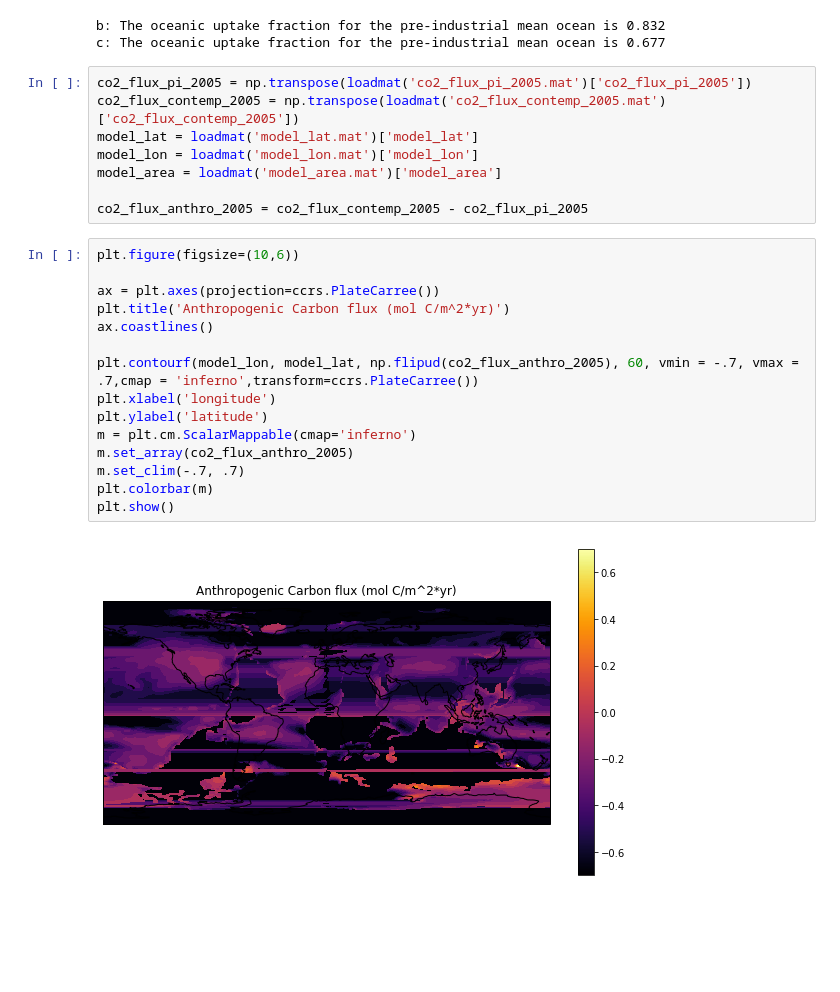
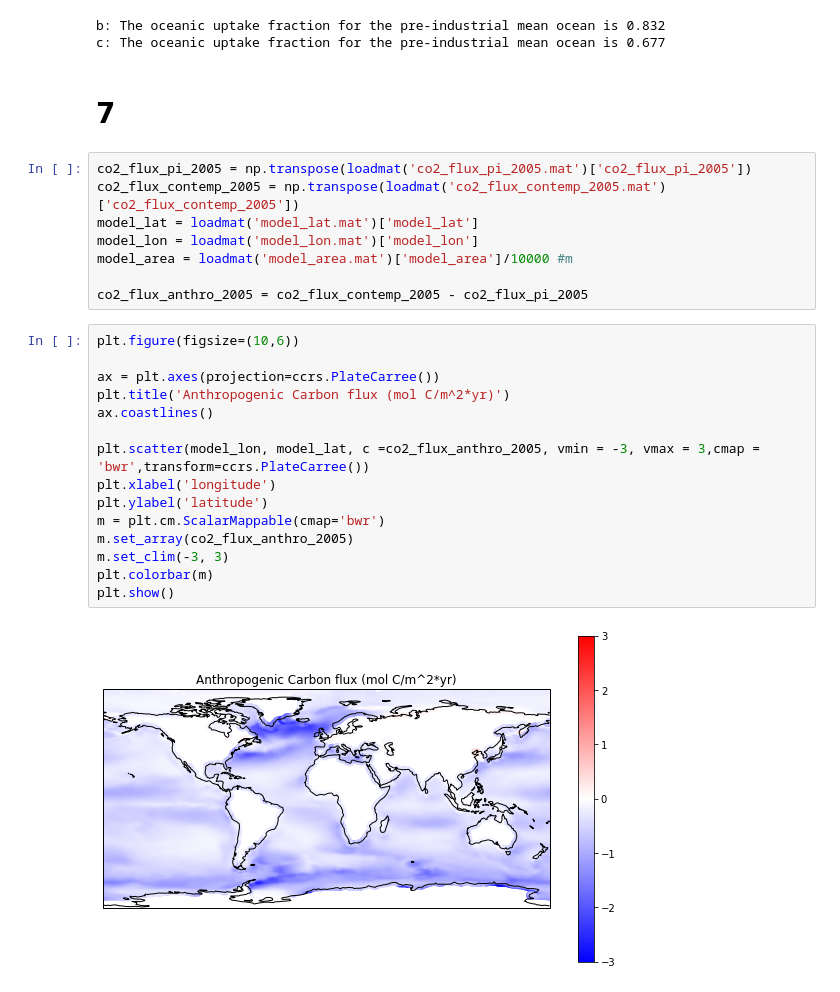
Before and after one commit to drdunmire1417/BGC_HW, a Jupyter notebook: HW8/HW8.ipynb, the cells around one changed output. Drawn from its saved outputs; the diff is of its cells as text; blank space fills up the shorter version.

```diff
--- a/HW8/HW8.ipynb
+++ b/HW8/HW8.ipynb
@@ -68,28 +68,30 @@ print(f'c: The oceanic uptake fraction for the pre-industrial mean ocean is {f2:
 # %% [output]
 b: The oceanic uptake fraction for the pre-industrial mean ocean is 0.832
 c: The oceanic uptake fraction for the pre-industrial mean ocean is 0.677
+# %% [markdown]
+# 7
 # %%
 co2_flux_pi_2005 = np.transpose(loadmat('co2_flux_pi_2005.mat')['co2_flux_pi_2005'])
 co2_flux_contemp_2005 = np.transpose(loadmat('co2_flux_contemp_2005.mat')['co2_flux_contemp_2005'])
 model_lat = loadmat('model_lat.mat')['model_lat']
 model_lon = loadmat('model_lon.mat')['model_lon']
-model_area = loadmat('model_area.mat')['model_area']
+model_area = loadmat('model_area.mat')['model_area']/10000 #m
 
 co2_flux_anthro_2005 = co2_flux_contemp_2005 - co2_flux_pi_2005
 # %%
 plt.figure(figsize=(10,6))
 
 ax = plt.axes(projection=ccrs.PlateCarree())
 plt.title('Anthropogenic Carbon flux (mol C/m^2*yr)')
 ax.coastlines()
 
-plt.contourf(model_lon, model_lat, np.flipud(co2_flux_anthro_2005), 60, vmin = -.7, vmax = .7,cmap = 'inferno',transform=ccrs.PlateCarree())
+plt.scatter(model_lon, model_lat, c =co2_flux_anthro_2005, vmin = -3, vmax = 3,cmap = 'bwr',transform=ccrs.PlateCarree())
 plt.xlabel('longitude')
 plt.ylabel('latitude')
-m = plt.cm.ScalarMappable(cmap='inferno')
+m = plt.cm.ScalarMappable(cmap='bwr')
 m.set_array(co2_flux_anthro_2005)
-m.set_clim(-.7, .7)
+m.set_clim(-3, 3)
 plt.colorbar(m)
 plt.show()
 # %% [output]
-[figure, old version]
+[figure, new version]
```
Also changed, not shown: parts of 8 cells of this notebook, 1 other file.
